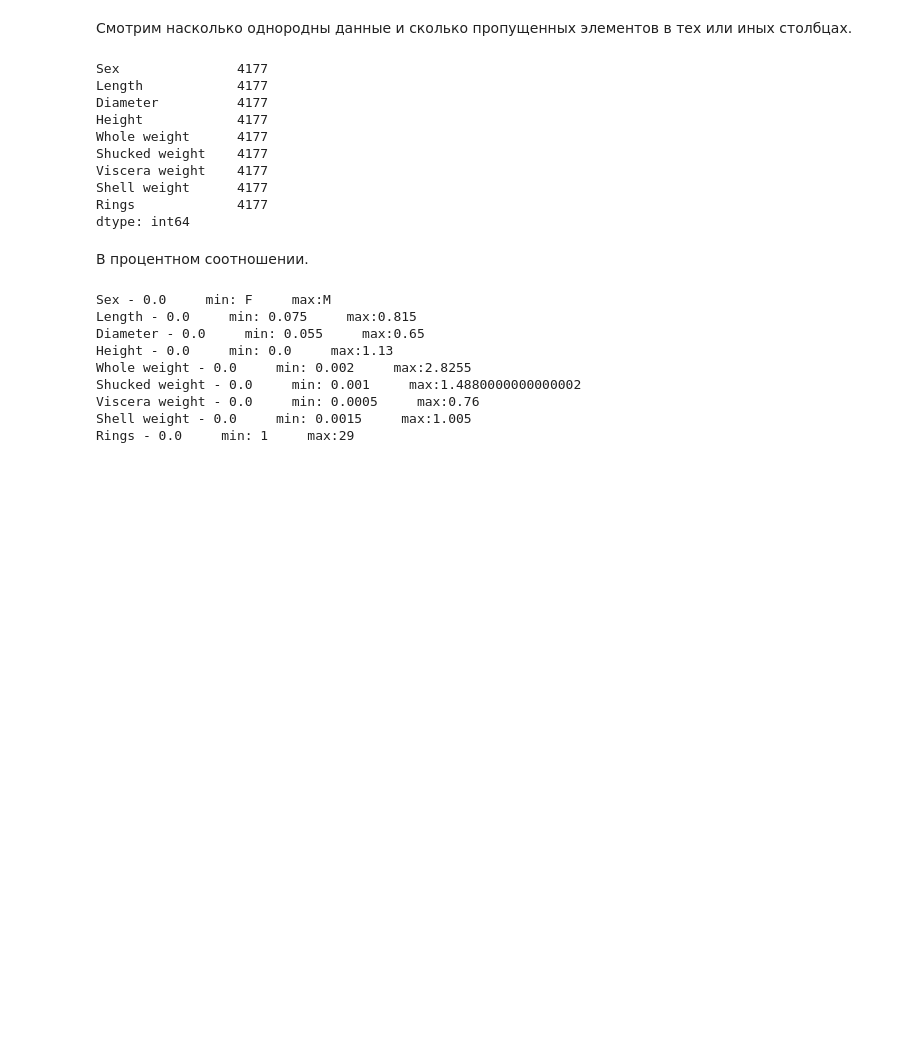
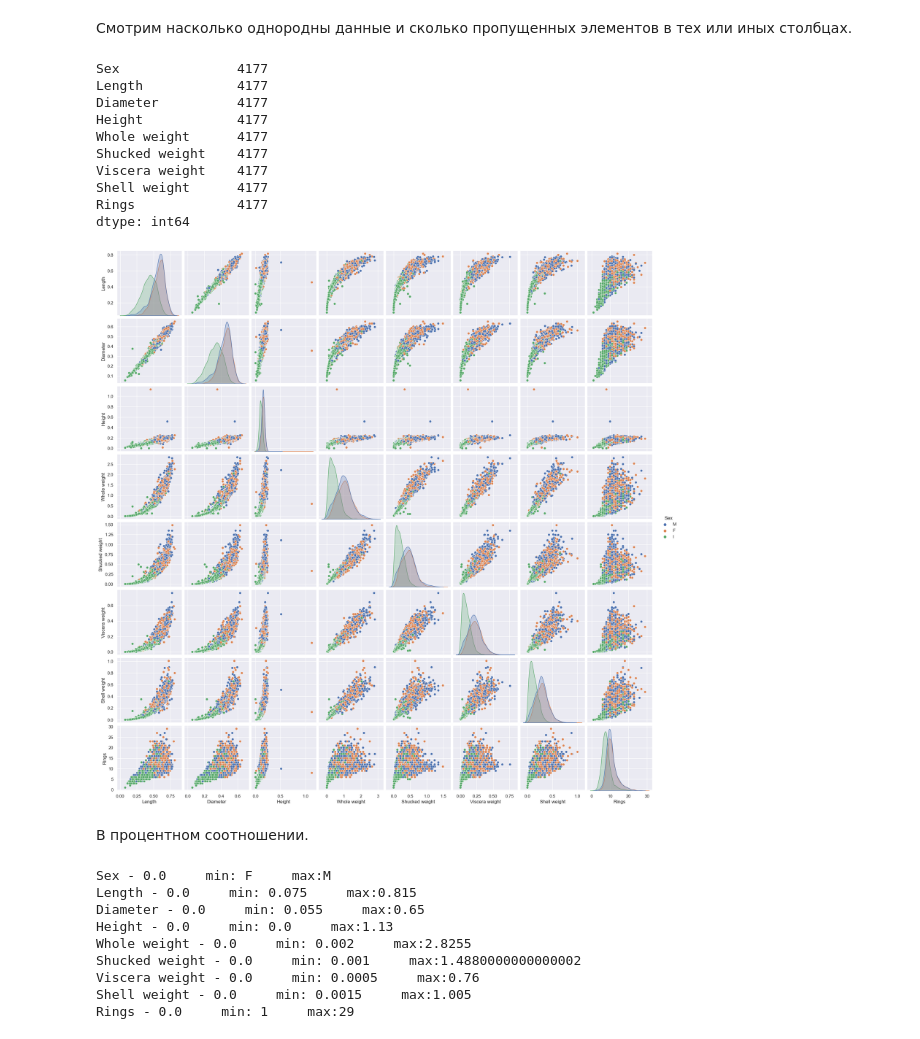
Before and after one commit to MonyaS/Hilell_tasks, a Jupyter notebook: лекция 6/task 6.ipynb, the cells around one changed output. Cells and saved outputs as stored; diff of their text form; code cells hidden in the pictures; blank space fills up the shorter version.

```diff
--- a/лекция 6/task 6.ipynb
+++ b/лекция 6/task 6.ipynb
@@ -48,6 +48,10 @@ Viscera weight    4177
 Shell weight      4177
 Rings             4177
 dtype: int64
+# %%
+sns.pairplot(abalone,hue="Sex");
+# %% [output]
+[figure, added]
 # %% [markdown]
 В процентном соотношении.
 # %%
```
Also changed, not shown: parts of 25 cells of this notebook, 4 other files.
